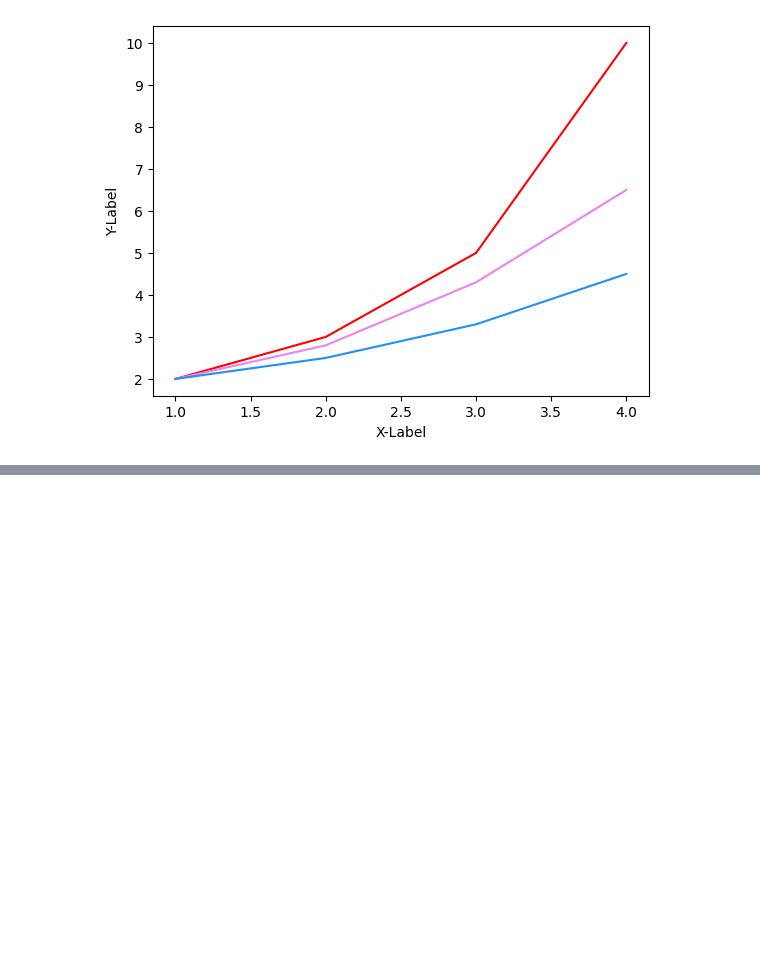
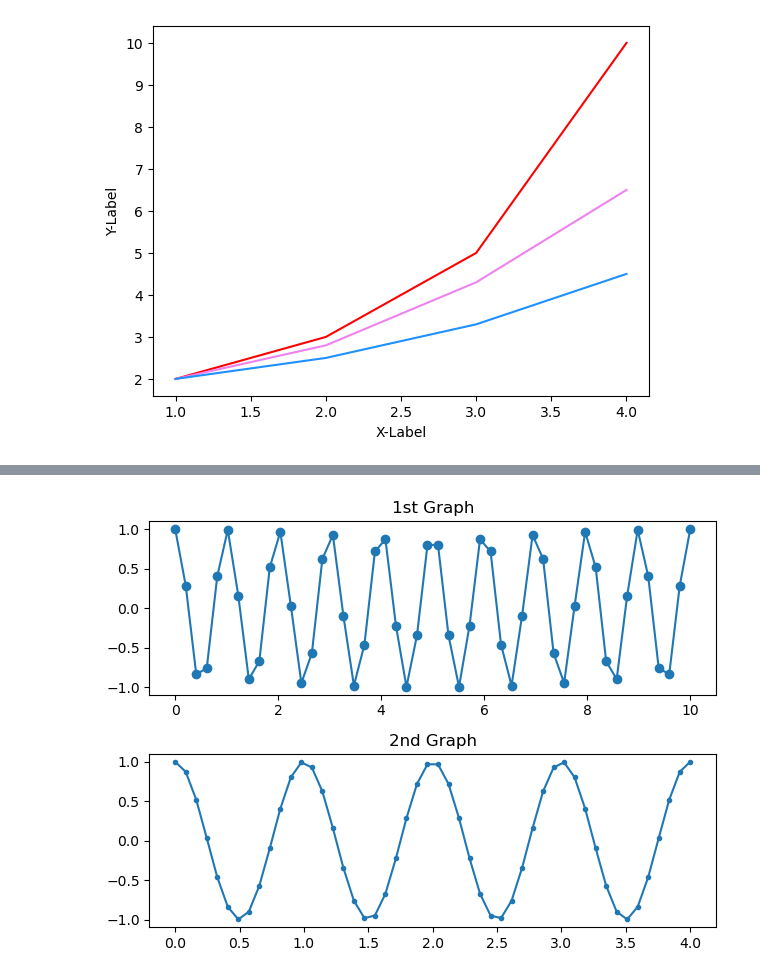
Before and after one commit to jeongjae96/AI, a Jupyter notebook: visualization_basics/matplotlib_basics.ipynb, the cells around one changed output, grey strips where cells are left out. Cells and saved outputs as stored; diff of their text form; code cells hidden in the pictures; blank space fills up the shorter version.

```diff
--- a/visualization_basics/matplotlib_basics.ipynb
+++ b/visualization_basics/matplotlib_basics.ipynb
@@ -176,0 +242,4 @@ plt.show()
+# %%
+# numpy.linspace docs : https://numpy.org/doc/stable/reference/generated/numpy.linspace.html
+x1 = np.linspace(0, 10) # linspace : 등분 default=50
+x1
@@ -176,0 +257,3 @@ plt.show()
+# %%
+x2 = np.linspace(0, 4)
+x2
@@ -176,0 +271,21 @@ plt.show()
+# %%
+y1 = np.cos(2 * np.pi * x1)
+y2 = np.cos(2 * np.pi * x2)
+
+# subplot
+# nrows=2, ncols=1, index=1
+plt.subplot(2, 1, 1)
+plt.plot(x1, y1, 'o-')
+plt.title('1st Graph')
+
+# subplot
+# nrows=2, ncols=1, index=2
+plt.subplot(2, 1, 2)
+plt.plot(x2, y2, '.-')
+plt.title('2nd Graph')
+
+# tight_layout() 함수는 모서리와 서브플롯의 모서리 사이의 여백(padding)을 설정
+plt.tight_layout()
+plt.show()
+# %% [output]
+[figure, added]
```
Also changed, not shown: parts of 15 cells of this notebook, 1 other file.
